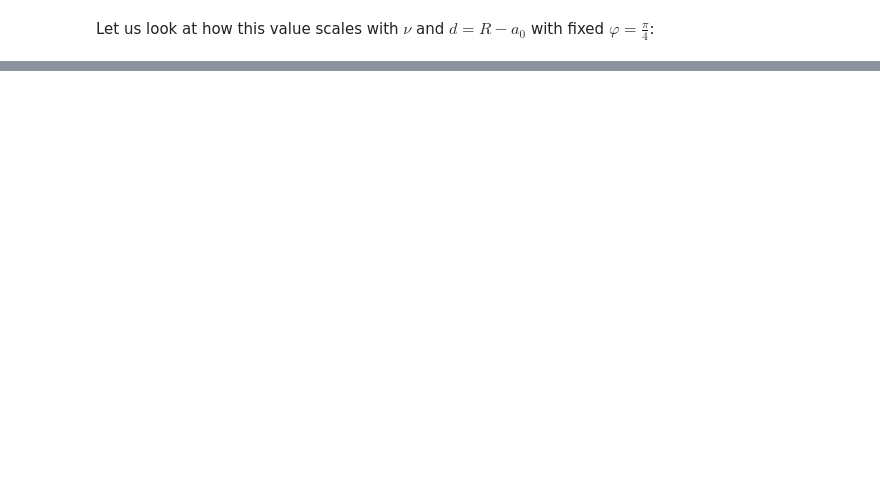
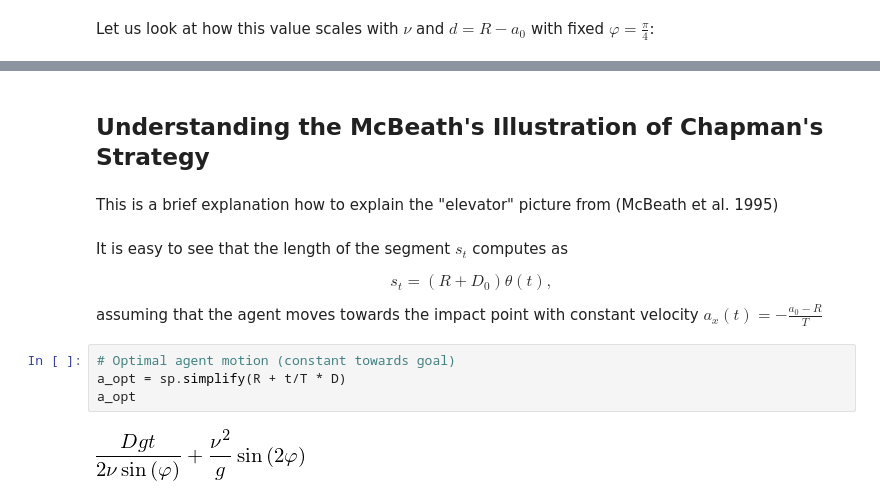
Before and after one commit to shoefer/ball_catching, a Jupyter notebook: ipynb/proofs-chapman.ipynb, the cells around one changed output, grey strips where cells are left out. Drawn from its saved outputs; the diff is of its cells as text; blank space fills up the shorter version.

```diff
--- a/ipynb/proofs-chapman.ipynb
+++ b/ipynb/proofs-chapman.ipynb
@@ -926,3 +926,19 @@ We see that the difference between the observed and the "true" $rv$ moderately i
 
 To conclude, choosing arbitrary $rv$ at the beginning of the trajectory will usually generate good behavior. However, short ball trajectories with low initial velocity will be hard to catch.
 -->
+# %% [markdown]
+## Understanding the McBeath's Illustration of Chapman's Strategy
+# %% [markdown]
+This is a brief explanation how to explain the "elevator" picture from (McBeath et al. 1995)
+# %% [markdown]
+It is easy to see that the length of the segment $s_t$ computes as
+
+$$s_t = (R+D_0) \theta(t), $$
+
+assuming that the agent moves towards the impact point with constant velocity $a_x(t) = -\frac{a_0 - R}{T}$
+# %%
+# Optimal agent motion (constant towards goal)
+a_opt = sp.simplify(R + t/T * D)
+a_opt
+# %% [output]
+[figure, added]
```
Also changed, not shown: parts of 9 cells of this notebook.
